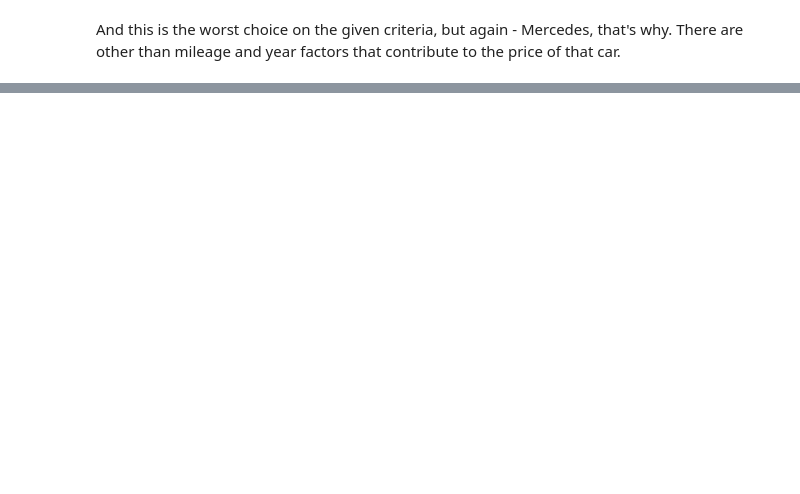
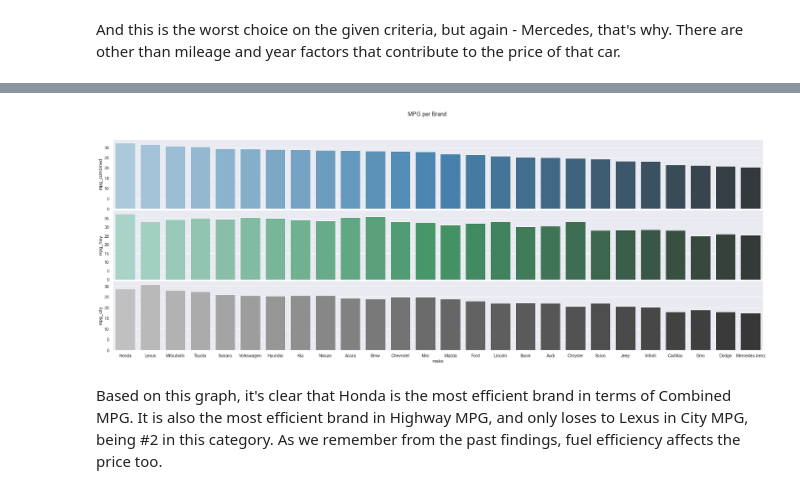
Before and after one commit to KilovoIt/Data-Science, a Jupyter notebook: Carvana Project/carvana_eda.ipynb, the cells around one changed output, grey strips where cells are left out. Drawn from its saved outputs; the diff is of its cells as text; code cells hidden in the pictures; blank space fills up the shorter version.

```diff
--- a/Carvana Project/carvana_eda.ipynb
+++ b/Carvana Project/carvana_eda.ipynb
@@ -624,0 +703,12 @@ And this is the worst choice on the given criteria, but again - Mercedes, that's
+# %%
+# calculating combined MPG
+carvana['mpg_combined'] = (.55/carvana.mpg_city + .45/carvana.mpg_hwy)**(-1)
+# %%
+# calculating efficiency for each type of MPG
+efficiency_city = carvana.groupby(['make'])['mpg_city'].mean().sort_values()
+efficiency_hwy = carvana.groupby(['make'])['mpg_hwy'].mean().sort_values()
+efficiency_combined = carvana.groupby(['make'])['mpg_combined'].mean().sort_values()
+# %%
+# assembling everything into a table
+efficiency = pd.concat([efficiency_city, efficiency_hwy, efficiency_combined], axis=1).sort_values(by=['mpg_combined'], ascending=False)
+efficiency
@@ -624,0 +734,15 @@ And this is the worst choice on the given criteria, but again - Mercedes, that's
+# %%
+# creating a plot
+fig_f, axs = plt.subplots(3, figsize=(30, 10), sharex='all')
+sns.barplot(x=efficiency.index, y=efficiency.mpg_city, ax=axs[2], palette='Greys_d')
+sns.barplot(x=efficiency.index, y=efficiency.mpg_hwy, ax=axs[1], palette='BuGn_d')
+sns.barplot(x=efficiency.index, y=efficiency.mpg_combined, ax=axs[0], palette='Blues_d')
+axs[0].get_xaxis().set_visible(False)
+axs[1].get_xaxis().set_visible(False)
+plt.subplots_adjust(hspace=0.02)
+plt.suptitle('MPG per Brand')
+plt.show()
+# %% [output]
+[figure, added]
+# %% [markdown]
+Based on this graph, it's clear that Honda is the most efficient brand in terms of Combined MPG. It is also the most efficient brand in Highway MPG, and only loses to Lexus in City MPG, being #2 in this category. As we remember from the past findings, fuel efficiency affects the price too.
```
Also changed, not shown: parts of 34 cells of this notebook.
